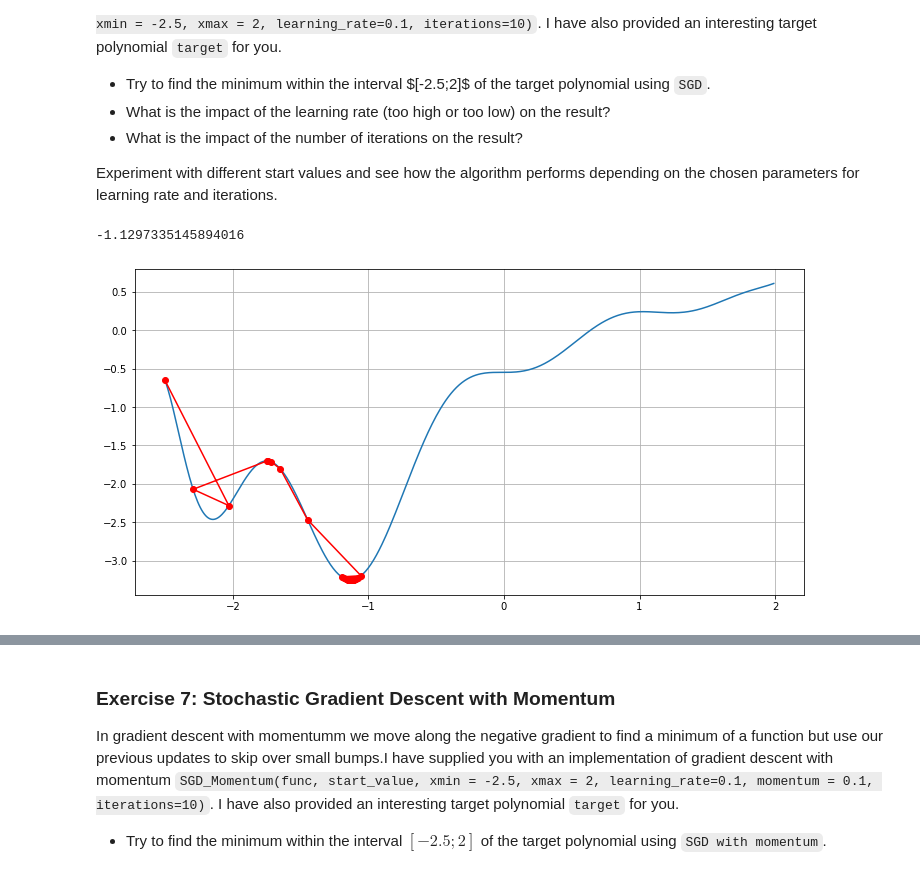
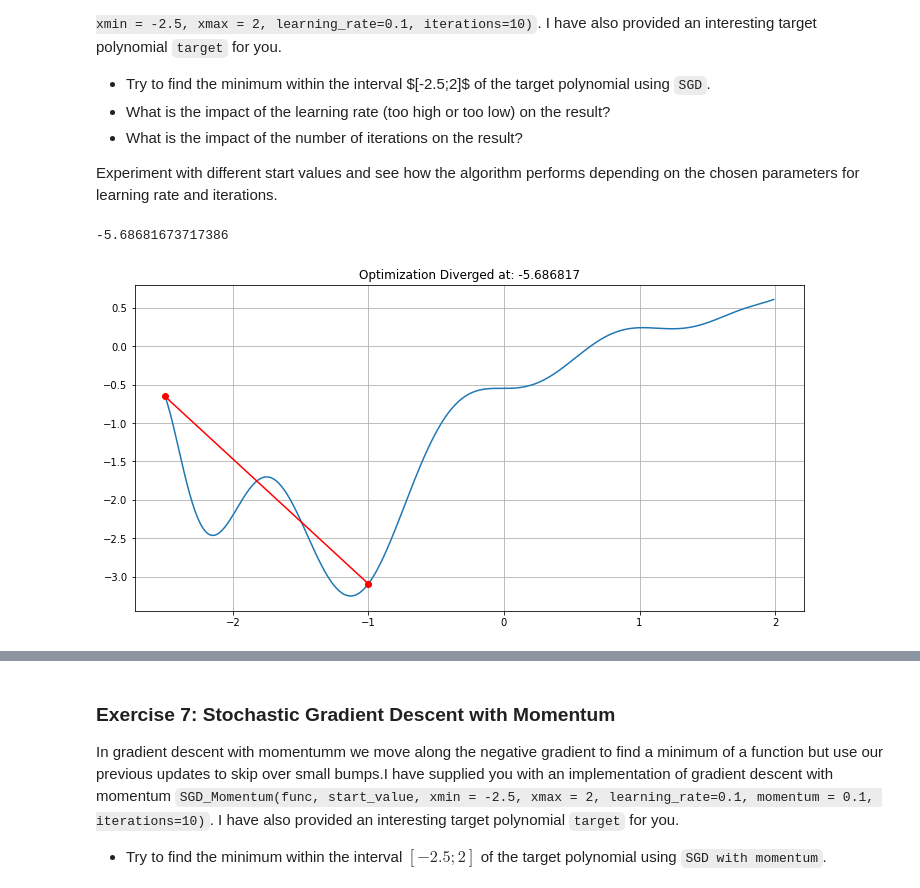
Before and after one commit to xBlade58/ma-ws22-machine-learning-assignments, a Jupyter notebook: Exercise_06/Neural_Network_Exercises_v3.ipynb, the cells around one changed output, grey strips where cells are left out. Drawn from its saved outputs; the diff is of its cells as text; code cells hidden in the pictures.

```diff
--- a/Exercise_06/Neural_Network_Exercises_v3.ipynb
+++ b/Exercise_06/Neural_Network_Exercises_v3.ipynb
@@ -385,8 +385,9 @@ def SGD(func, start_value, xmin = -2.5, xmax = 2, learning_rate=0.1, iterations=
         plt.title('Optimization Diverged at: %f' % min_value)
     return min_value
 # %%
-minVal = SGD(target, -2.5, iterations=40)
+# Too high learning_rate
+minVal = SGD(target, -1, learning_rate=2,iterations=50)
 print(minVal)
 # %% [output]
--1.1297335145894016
+-5.68681673717386
-[figure, old version]
+[figure, new version]
```
Also changed, not shown: parts of 17 cells of this notebook, 1 other file.
